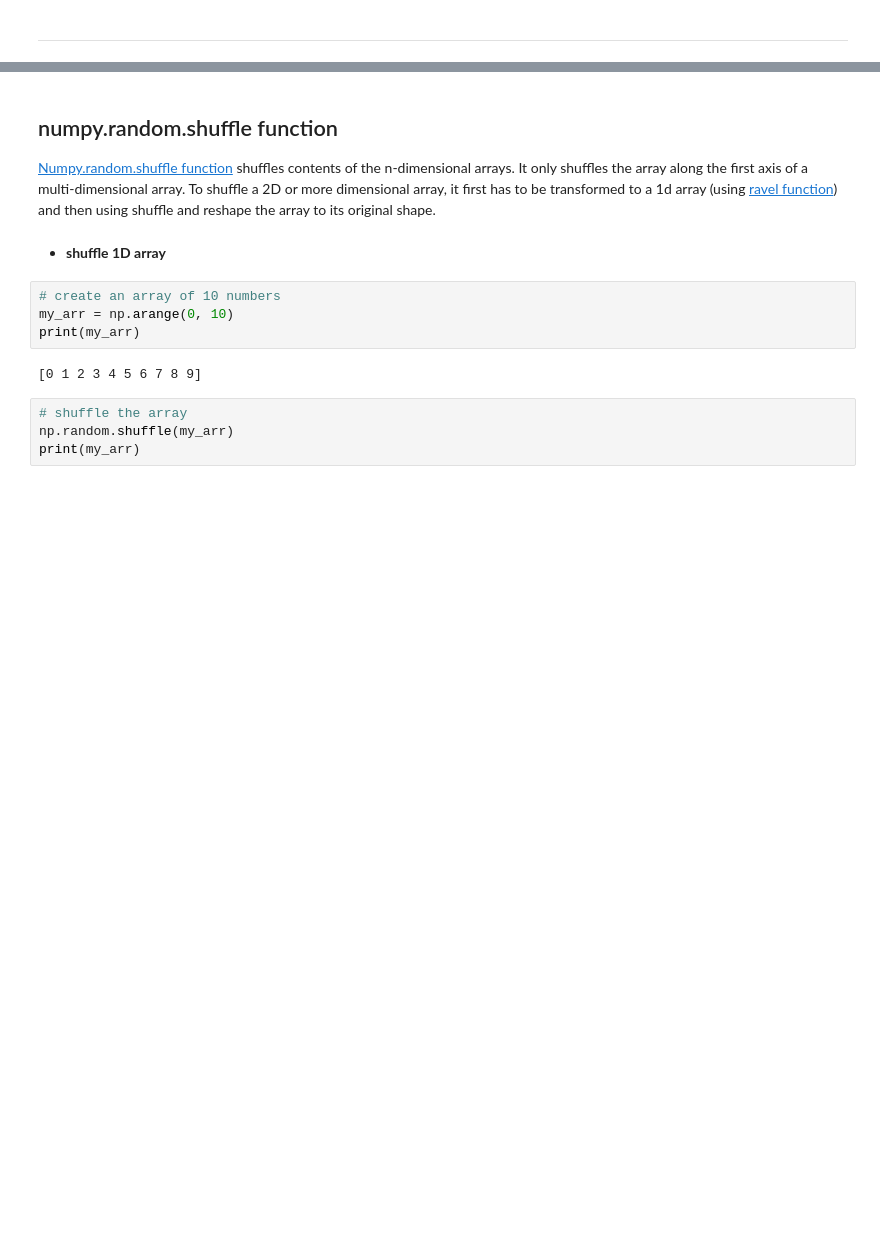
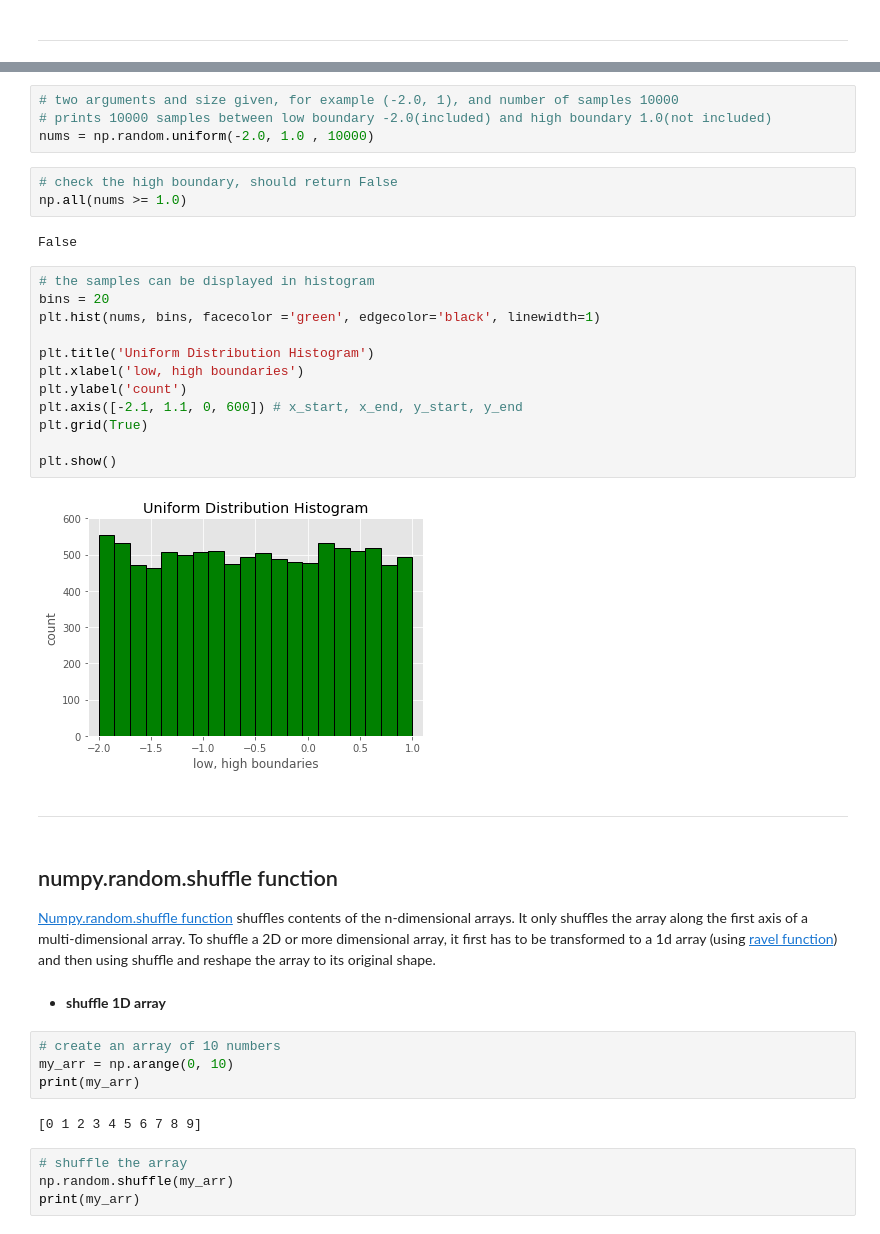
Before and after one commit to majo-z/EmergingTechnologiesAssignment-B, a Jupyter notebook: numpy-random.ipynb, the cells around one changed output, grey strips where cells are left out. Cells and saved outputs as stored; diff of their text form; blank space fills up the shorter version.

Commit message:
added numpy.random.uniform distribution

```diff
--- a/numpy-random.ipynb
+++ b/numpy-random.ipynb
@@ -198,3 +225,28 @@ print(num)
+# %%
+# two arguments and size given, for example (-2.0, 1), and number of samples 10000
+# prints 10000 samples between low boundary -2.0(included) and high boundary 1.0(not included)
+nums = np.random.uniform(-2.0, 1.0 , 10000)
+# %%
+# check the high boundary, should return False
+np.all(nums >= 1.0)
+# %% [output]
+False
+# %%
+# the samples can be displayed in histogram
+bins = 20
+plt.hist(nums, bins, facecolor ='green', edgecolor='black', linewidth=1)
+
+plt.title('Uniform Distribution Histogram')
+plt.xlabel('low, high boundaries')
+plt.ylabel('count')
+plt.axis([-2.1, 1.1, 0, 600]) # x_start, x_end, y_start, y_end
+plt.grid(True)
+
+plt.show()
+# %% [output]
+[figure, added]
+# %% [markdown]
+***
 # %% [markdown]
 ## numpy.random.shuffle function
 
```
Also changed, not shown: parts of 17 cells of this notebook.
